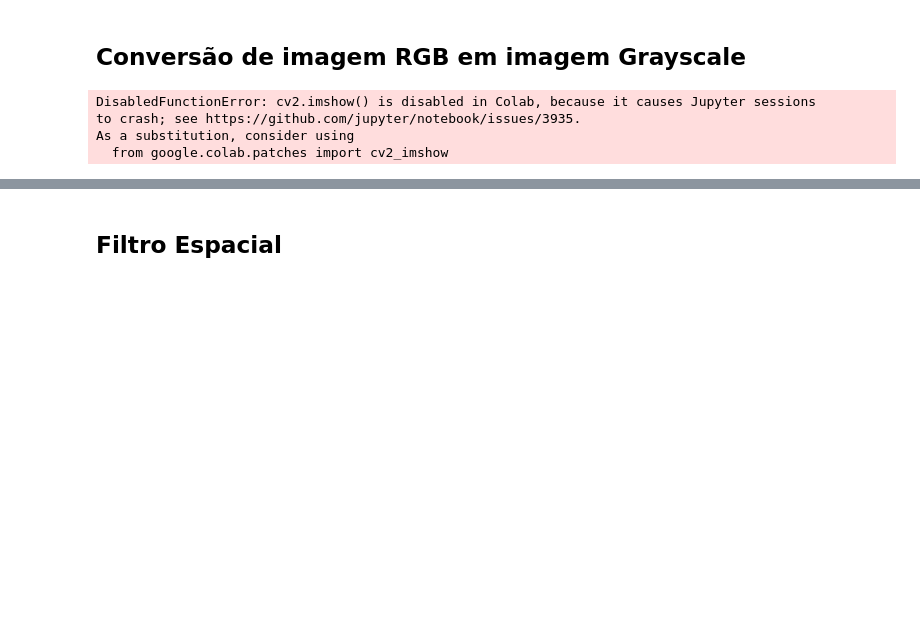
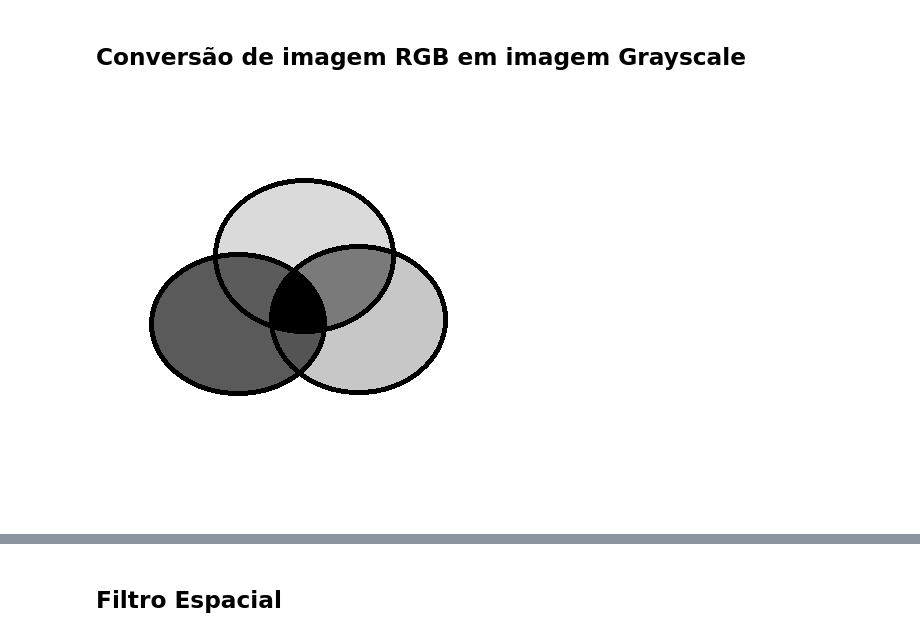
Before and after one commit to Nicolas-1802/ColabProjects, a Jupyter notebook: PDI/Pratica_Filtragem_Espacial.ipynb, the cells around one changed output, grey strips where cells are left out. Drawn from its saved outputs; the diff is of its cells as text; code cells hidden in the pictures; blank space fills up the shorter version.

```diff
--- a/PDI/Pratica_Filtragem_Espacial.ipynb
+++ b/PDI/Pratica_Filtragem_Espacial.ipynb
@@ -21,17 +21,14 @@ import matplotlib.pyplot as plt
 # %%
 #abria a imagem
-img = cv2.imread('data/t1_10x5.jpg',1)
+img = cv2.imread('/content/img_after_save.png',0)
 #cv2_imshow(img)
 # %%
 #mostrando a imagem colorida
-cv2.imshow(img)
+cv2_imshow(img)
 cv2.waitKey(0)
 cv2.destroyAllWindows()
 # %% [output]
-DisabledFunctionError: cv2.imshow() is disabled in Colab, because it causes Jupyter sessions
-to crash; see https://github.com/jupyter/notebook/issues/3935.
-As a substitution, consider using
-  from google.colab.patches import cv2_imshow
+[figure, added]
 # %%
 #aplicando conversão básica
 #numpy
```
Also changed, not shown: parts of 10 cells of this notebook.
